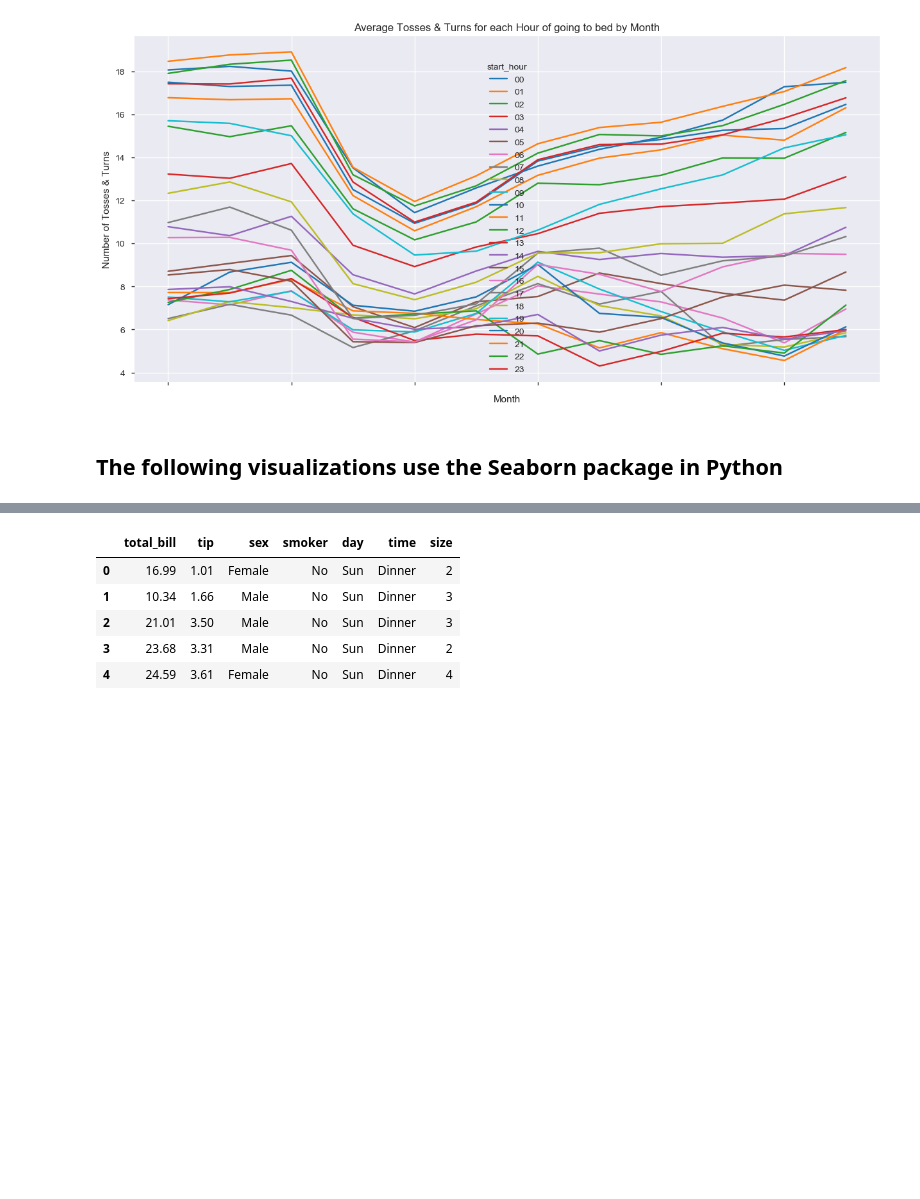
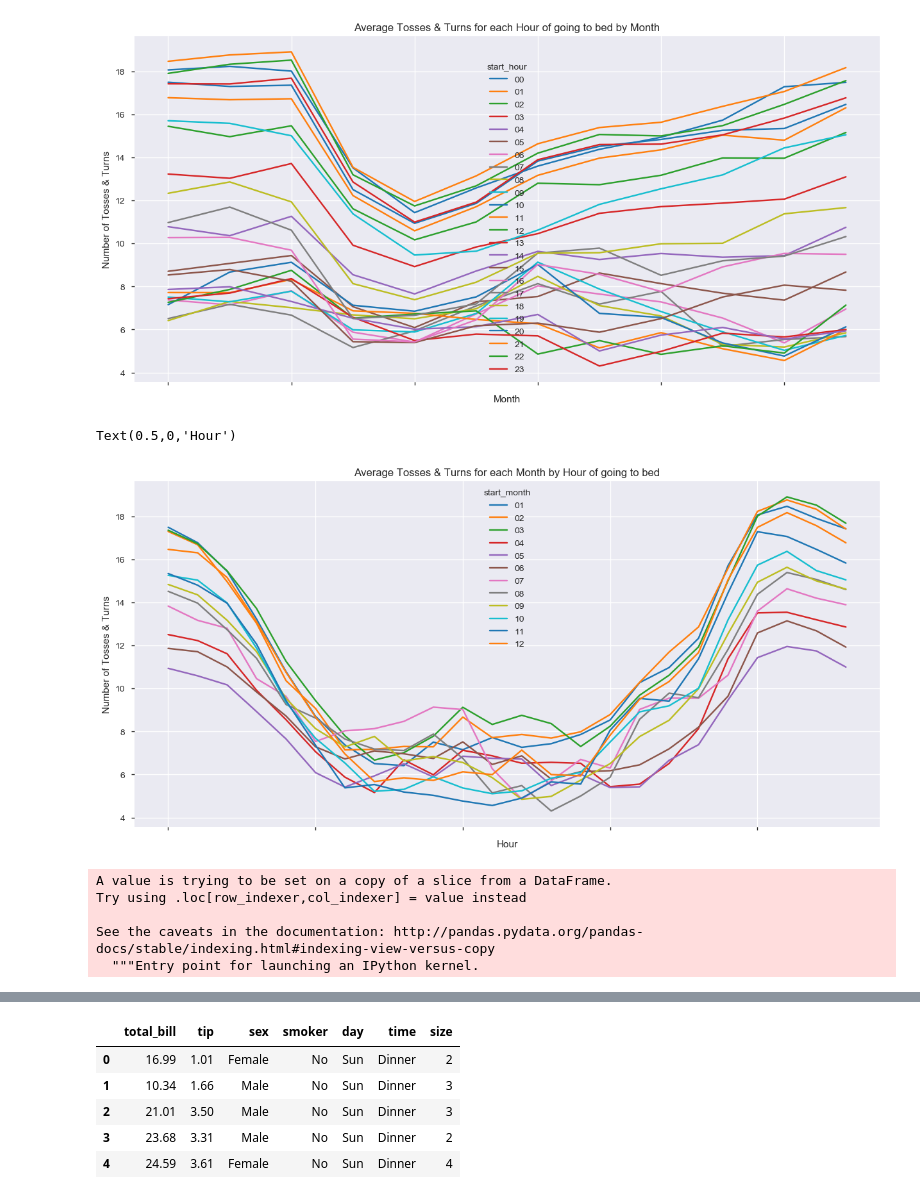
Before and after one commit to akc83/RWProject, a Jupyter notebook: Eight Sleep Assignment.ipynb, the cells around one changed output, grey strips where cells are left out. Cells and saved outputs as stored; diff of their text form; code cells hidden in the pictures; blank space fills up the shorter version.

```diff
--- a/Eight Sleep Assignment.ipynb
+++ b/Eight Sleep Assignment.ipynb
@@ -301,5 +320,22 @@ plt.xlabel('Month')
 # %% [output]
 Text(0.5,0,'Month')
 [figure]
-# %% [markdown]
-## The following visualizations use the Seaborn package in Python
+# %%
+fig, ax = plt.subplots(figsize=(15,7))
+result.groupby(['start_hour', 'start_month']).mean()['tnt_count'].unstack().plot(ax=ax)
+plt.title('Average Tosses & Turns for each Month by Hour of going to bed')
+plt.ylabel('Number of Tosses & Turns')
+plt.xlabel('Hour')
+# %% [output]
+Text(0.5,0,'Hour')
+[figure, added]
+# %%
+# Converting datatype of sleep duration in 'res_new' dataframe
+
+res_new['sleep_duration_seconds'] = pd.to_numeric(res_new['sleep_duration_seconds'])
+# %% [output]
+A value is trying to be set on a copy of a slice from a DataFrame.
+Try using .loc[row_indexer,col_indexer] = value instead
+
+See the caveats in the documentation: http://pandas.pydata.org/pandas-docs/stable/indexing.html#indexing-view-versus-copy
+  """Entry point for launching an IPython kernel.
```
Also changed, not shown: parts of 78 cells of this notebook.
